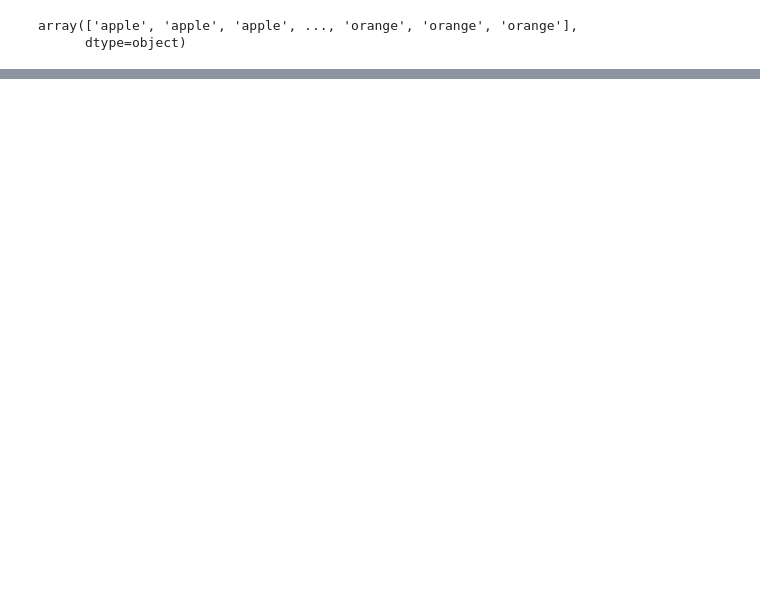
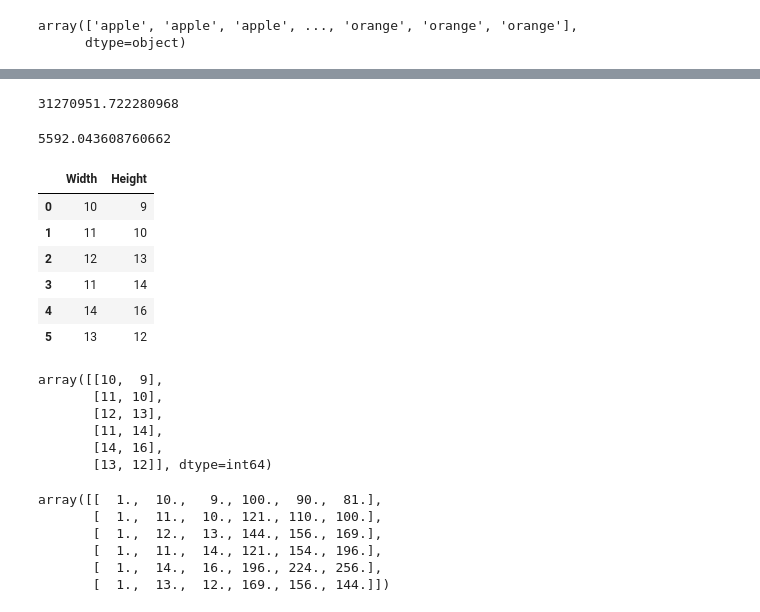
Before and after one commit to Deepak9523/WD_ML-03-02-2003-, a Jupyter notebook: first.ipynb, the cells around one changed output, grey strips where cells are left out. Drawn from its saved outputs; the diff is of its cells as text; code cells hidden in the pictures; blank space fills up the shorter version.

```diff
--- a/first.ipynb
+++ b/first.ipynb
@@ -885,0 +1485,10 @@ accuracy_score(x_test_pred5,y_test5)
+# %%
+y_pred-y_salary
+np.square(y_pred-y_salary)
+np.mean(np.square(y_pred-y_salary))
+# %% [output]
+31270951.722280968
+# %%
+np.sqrt(np.mean(np.square(y_pred-y_salary)))
+# %% [output]
+5592.043608760662
@@ -885,0 +1497,14 @@ accuracy_score(x_test_pred5,y_test5)
+# %%
+import pandas as pd
+df=pd.DataFrame({"Width":[10,11,12,11,14,13],
+              "Height":[9,10,13,14,16,12]})
+# %%
+df
+# %% [output]
+|  | Width | Height |
+| 0 | 10 | 9 |
+| 1 | 11 | 10 |
+| 2 | 12 | 13 |
+| 3 | 11 | 14 |
+| 4 | 14 | 16 |
+| 5 | 13 | 12 |
@@ -885,0 +1515,10 @@ accuracy_score(x_test_pred5,y_test5)
+# %%
+x=df.iloc[:,:-1].values
+x
+# %% [output]
+array([[10,  9],
+       [11, 10],
+       [12, 13],
+       [11, 14],
+       [14, 16],
+       [13, 12]], dtype=int64)
@@ -885,0 +1528,10 @@ accuracy_score(x_test_pred5,y_test5)
+# %%
+x_features=features.fit_transform(x)
+x_features
+# %% [output]
+array([[  1.,  10.,   9., 100.,  90.,  81.],
+       [  1.,  11.,  10., 121., 110., 100.],
+       [  1.,  12.,  13., 144., 156., 169.],
+       [  1.,  11.,  14., 121., 154., 196.],
+       [  1.,  14.,  16., 196., 224., 256.],
+       [  1.,  13.,  12., 169., 156., 144.]])
```
Also changed, not shown: parts of 116 cells of this notebook, 6 other files.
